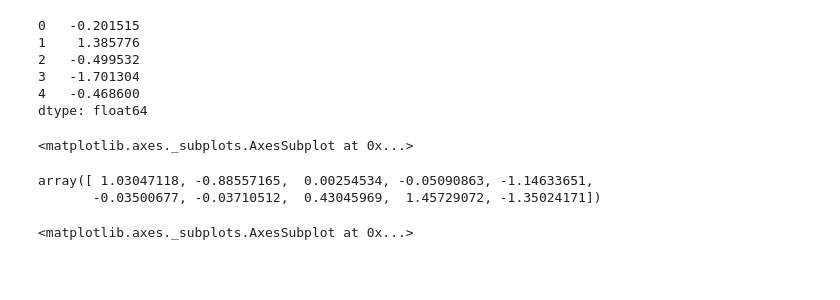
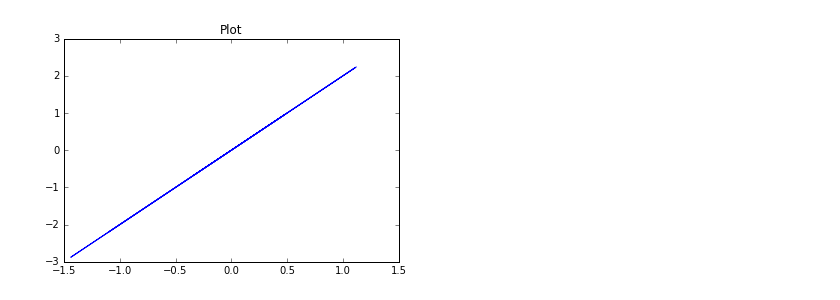
Before and after one commit to madamowski/python-tutorials, a Jupyter notebook: python-tutorials-part1.ipynb, the cells around one changed output. Cells and saved outputs as stored; diff of their text form; code cells hidden in the pictures; blank space fills up the shorter version.

```diff
--- a/python-tutorials-part1.ipynb
+++ b/python-tutorials-part1.ipynb
@@ -9,0 +16,5 @@ import matplotlib.pyplot as plt
+# %%
+array1 = np.array([1,2,1,2,3])
+array2 = np.array([[1,1],[2,2],[3,3],[4,2]])
+array3 = np.random.randn(10)
+array4 = np.linspace(0,10,50)
@@ -10,29 +37,6 @@ import matplotlib.pyplot as plt
 # %%
-x = np.linspace(0,3*np.pi,500)
-plt.plot(x,np.sin(x**2))
+plt.plot(array3,array3*2)
 plt.title('Plot')
 plt.show()
+# %% [output]
+[figure, added]
-# %%
-s = pd.Series(np.random.randn(50))
-s.head()
-# %% [output]
-0   -0.201515
-1    1.385776
-2   -0.499532
-3   -1.701304
-4   -0.468600
-dtype: float64
-# %%
-s.plot()
-# %% [output]
-<matplotlib.axes._subplots.AxesSubplot at 0x...>
-# %%
-np.random.randn(10)
-# %% [output]
-array([ 1.03047118, -0.88557165,  0.00254534, -0.05090863, -1.14633651,
-       -0.03500677, -0.03710512,  0.43045969,  1.45729072, -1.35024171])
-# %%
-s = pd.Series(np.array([1,2,3]))
-s.plot()
-# %% [output]
-<matplotlib.axes._subplots.AxesSubplot at 0x...>
```
Also changed, not shown: parts of 16 cells of this notebook.
